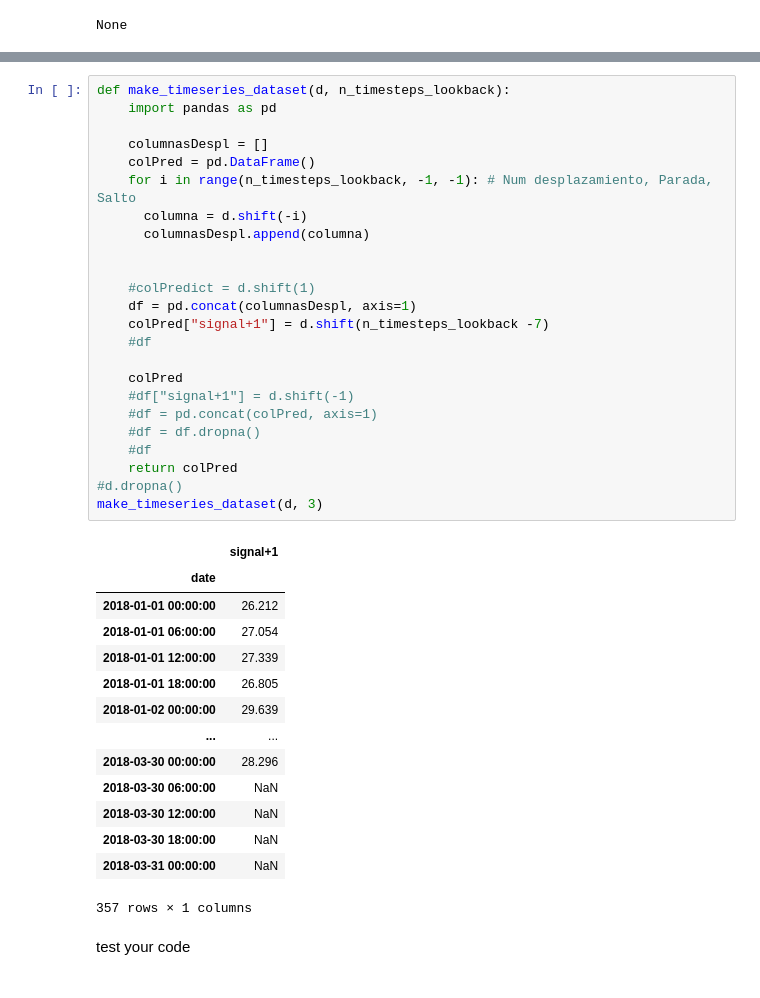
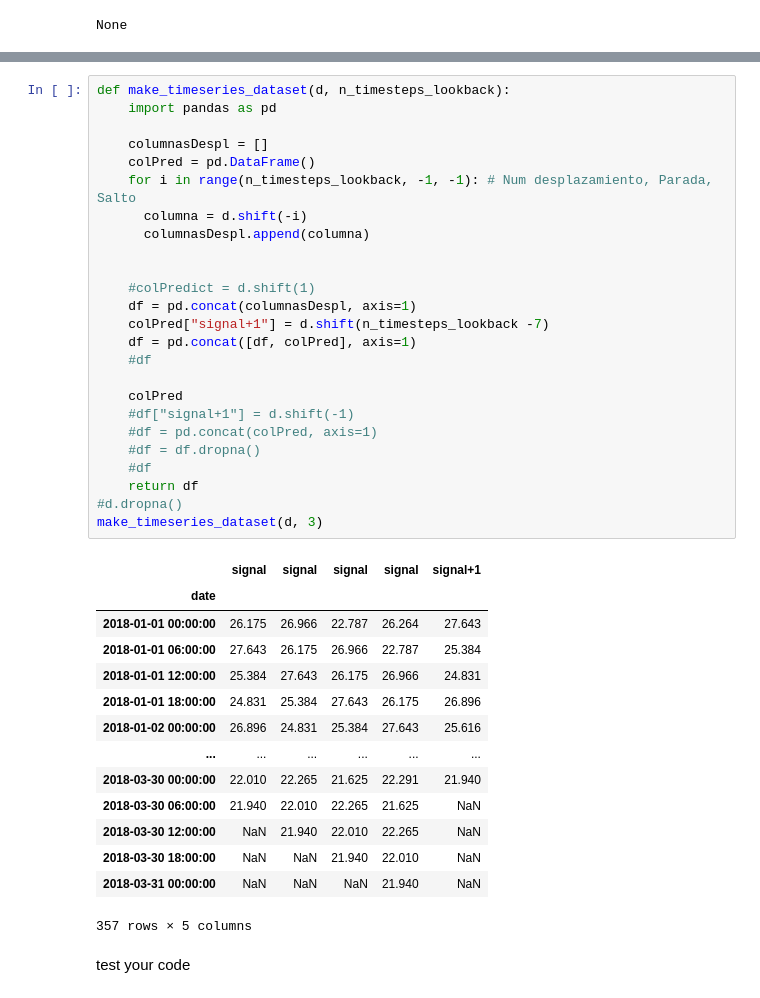
Before and after one commit to cristianpenagos/IAUdeA, a Jupyter notebook: Copia de LAB 03.02 - TIMESERIES MODEL.ipynb, the cells around one changed output, grey strips where cells are left out. Drawn from its saved outputs; the diff is of its cells as text.

Commit message:
Correccion de columna singal +1

```diff
--- a/Copia de LAB 03.02 - TIMESERIES MODEL.ipynb
+++ b/Copia de LAB 03.02 - TIMESERIES MODEL.ipynb
@@ -147,42 +152,43 @@ d.head(10)
 # %%
 def make_timeseries_dataset(d, n_timesteps_lookback):
     import pandas as pd
 
     columnasDespl = []
     colPred = pd.DataFrame()
     for i in range(n_timesteps_lookback, -1, -1): # Num desplazamiento, Parada, Salto
       columna = d.shift(-i)
       columnasDespl.append(columna)
 
 
     #colPredict = d.shift(1)
     df = pd.concat(columnasDespl, axis=1)
     colPred["signal+1"] = d.shift(n_timesteps_lookback -7)
+    df = pd.concat([df, colPred], axis=1)
     #df
 
     colPred
     #df["signal+1"] = d.shift(-1)
     #df = pd.concat(colPred, axis=1)
     #df = df.dropna()
     #df
-    return colPred
+    return df
 #d.dropna()
 make_timeseries_dataset(d, 3)
 # %% [output]
-|  | signal+1 |
-| date |  |
-| 2018-01-01 00:00:00 | 26.212 |
-| 2018-01-01 06:00:00 | 27.054 |
-| 2018-01-01 12:00:00 | 27.339 |
-| 2018-01-01 18:00:00 | 26.805 |
-| 2018-01-02 00:00:00 | 29.639 |
-| ... | ... |
-| 2018-03-30 00:00:00 | 28.296 |
-| 2018-03-30 06:00:00 | NaN |
-| 2018-03-30 12:00:00 | NaN |
-| 2018-03-30 18:00:00 | NaN |
-| 2018-03-31 00:00:00 | NaN |
+|  | signal | signal | signal | signal | signal+1 |
+| date |  |  |  |  |  |
+| 2018-01-01 00:00:00 | 26.175 | 26.966 | 22.787 | 26.264 | 27.643 |
+| 2018-01-01 06:00:00 | 27.643 | 26.175 | 26.966 | 22.787 | 25.384 |
+| 2018-01-01 12:00:00 | 25.384 | 27.643 | 26.175 | 26.966 | 24.831 |
+| 2018-01-01 18:00:00 | 24.831 | 25.384 | 27.643 | 26.175 | 26.896 |
+| 2018-01-02 00:00:00 | 26.896 | 24.831 | 25.384 | 27.643 | 25.616 |
+| ... | ... | ... | ... | ... | ... |
+| 2018-03-30 00:00:00 | 22.010 | 22.265 | 21.625 | 22.291 | 21.940 |
+| 2018-03-30 06:00:00 | 21.940 | 22.010 | 22.265 | 21.625 | NaN |
+| 2018-03-30 12:00:00 | NaN | 21.940 | 22.010 | 22.265 | NaN |
+| 2018-03-30 18:00:00 | NaN | NaN | 21.940 | 22.010 | NaN |
+| 2018-03-31 00:00:00 | NaN | NaN | NaN | 21.940 | NaN |
-357 rows × 1 columns
+357 rows × 5 columns
 # %% [markdown]
 test your code
 # %%
```
Also changed, not shown: parts of 3 cells of this notebook.
